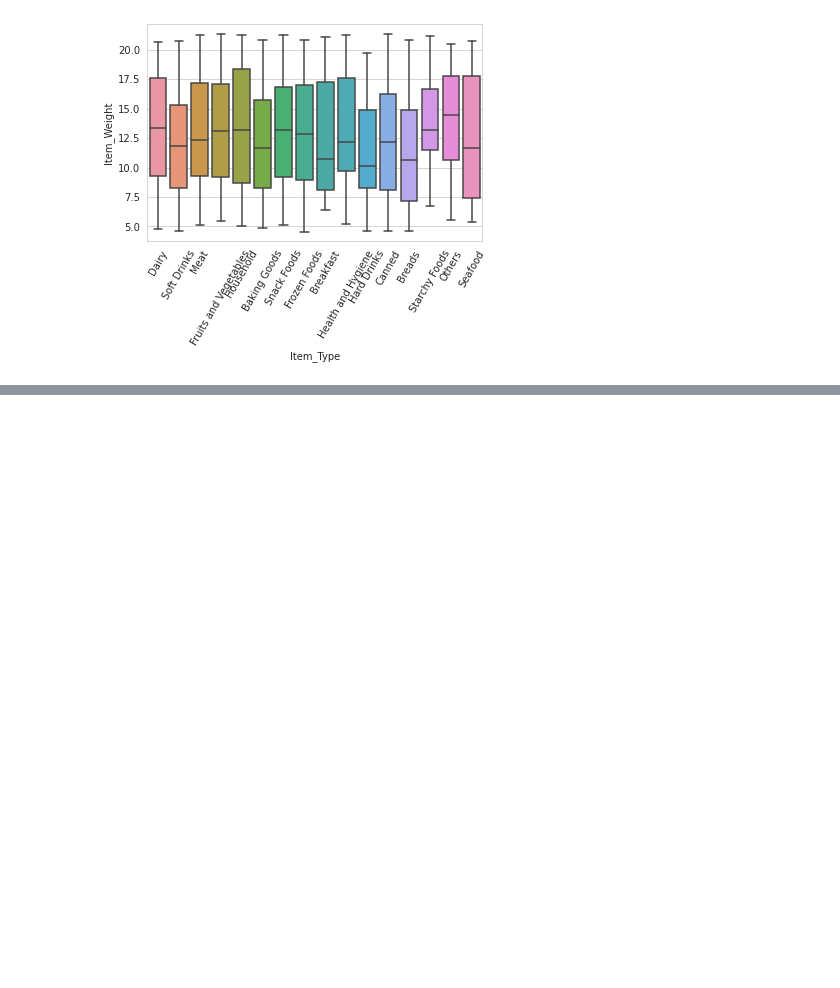
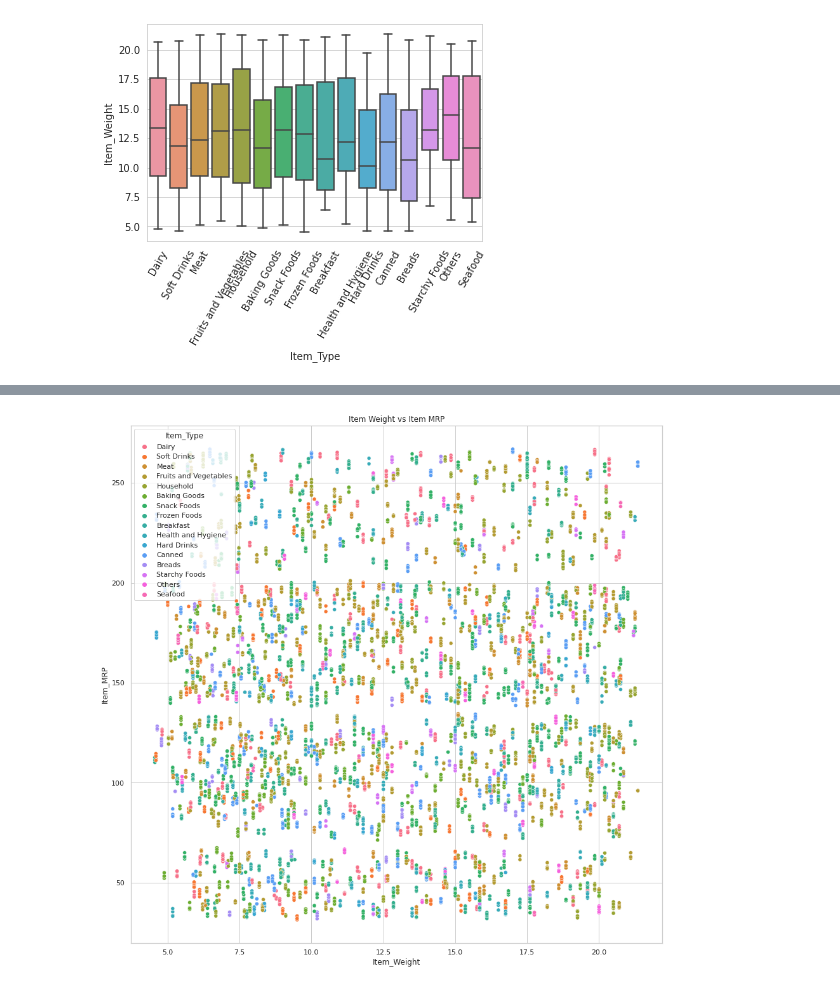
Before and after one commit to mopferman/sales-predictions, a Jupyter notebook: sales_predictions.ipynb, the cells around one changed output, grey strips where cells are left out. Cells and saved outputs as stored; diff of their text form; code cells hidden in the pictures; blank space fills up the shorter version.

```diff
--- a/sales_predictions.ipynb
+++ b/sales_predictions.ipynb
@@ -76,0 +92,6 @@ sns.heatmap(corr, cmap = "Greens", annot = True);
+# %%
+sns.scatterplot(data = df,x='Item_Weight', y = "Item_MRP", hue="Item_Type")
+plt.gcf().set_size_inches((15, 15))
+plt.title("Item Weight vs Item MRP");
+# %% [output]
+[figure, added]
```
Also changed, not shown: parts of 3 cells of this notebook.
